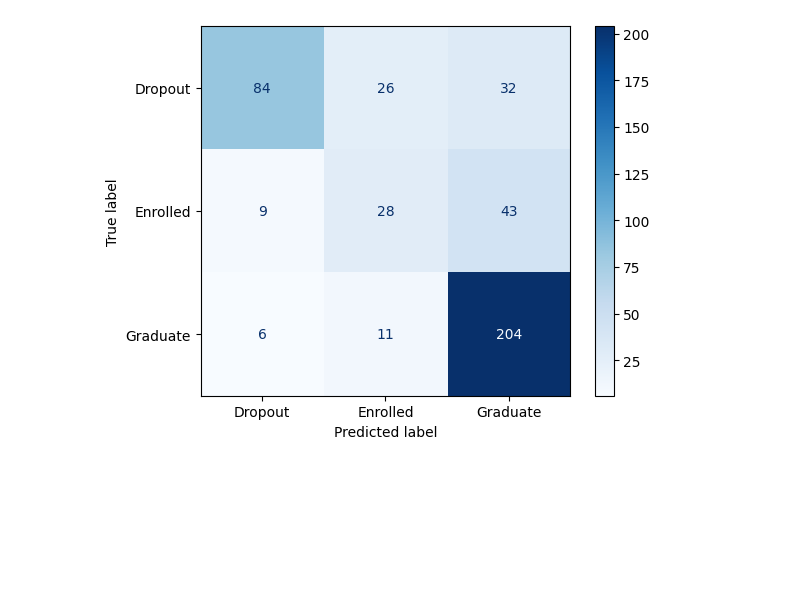
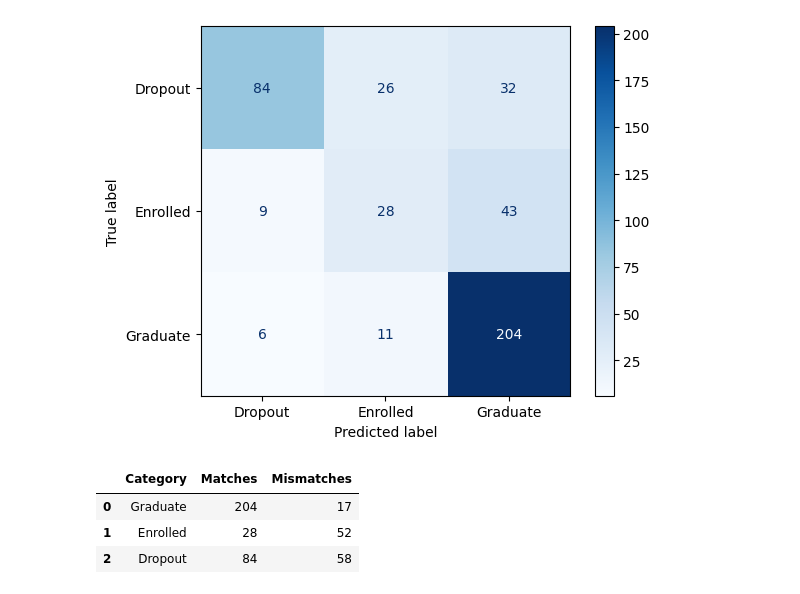
Before and after one commit to KinGabriel/Predict_Student_DropOut_Classification_Model, a Jupyter notebook: knearest_model.ipynb, the cells around one changed output. Drawn from its saved outputs; the diff is of its cells as text; code cells hidden in the pictures; blank space fills up the shorter version.

Commit message:
created a freq table for the matching and mismatched for each class based actual and predicted results for KNN

```diff
--- a/knearest_model.ipynb
+++ b/knearest_model.ipynb
@@ -155,3 +155,25 @@ Unseen Data Evaluation Results
 | 3 | Recall | 0.713318 |
 | 4 | ROC-AUC Score | 0.829846 |
 [figure]
+# %%
+import pandas as pd
+
+df = pd.read_csv('knn-predic.csv')
+
+# Count matches and mismatches for each class
+matches = df[df["Actual"] == df["Predicted"]]["Actual"].value_counts()
+mismatches = df[df["Actual"] != df["Predicted"]]["Actual"].value_counts()
+
+freq_table = pd.DataFrame({
+    "Category": ["Graduate", "Enrolled", "Dropout"],
+    "Matches": [matches.get("Graduate", 0), matches.get("Enrolled", 0), matches.get("Dropout", 0)],
+    "Mismatches": [mismatches.get("Graduate", 0), mismatches.get("Enrolled", 0), mismatches.get("Dropout", 0)]
+})
+
+# Display the frequency table
+freq_table
+# %% [output]
+|  | Category | Matches | Mismatches |
+| 0 | Graduate | 204 | 17 |
+| 1 | Enrolled | 28 | 52 |
+| 2 | Dropout | 84 | 58 |
```
